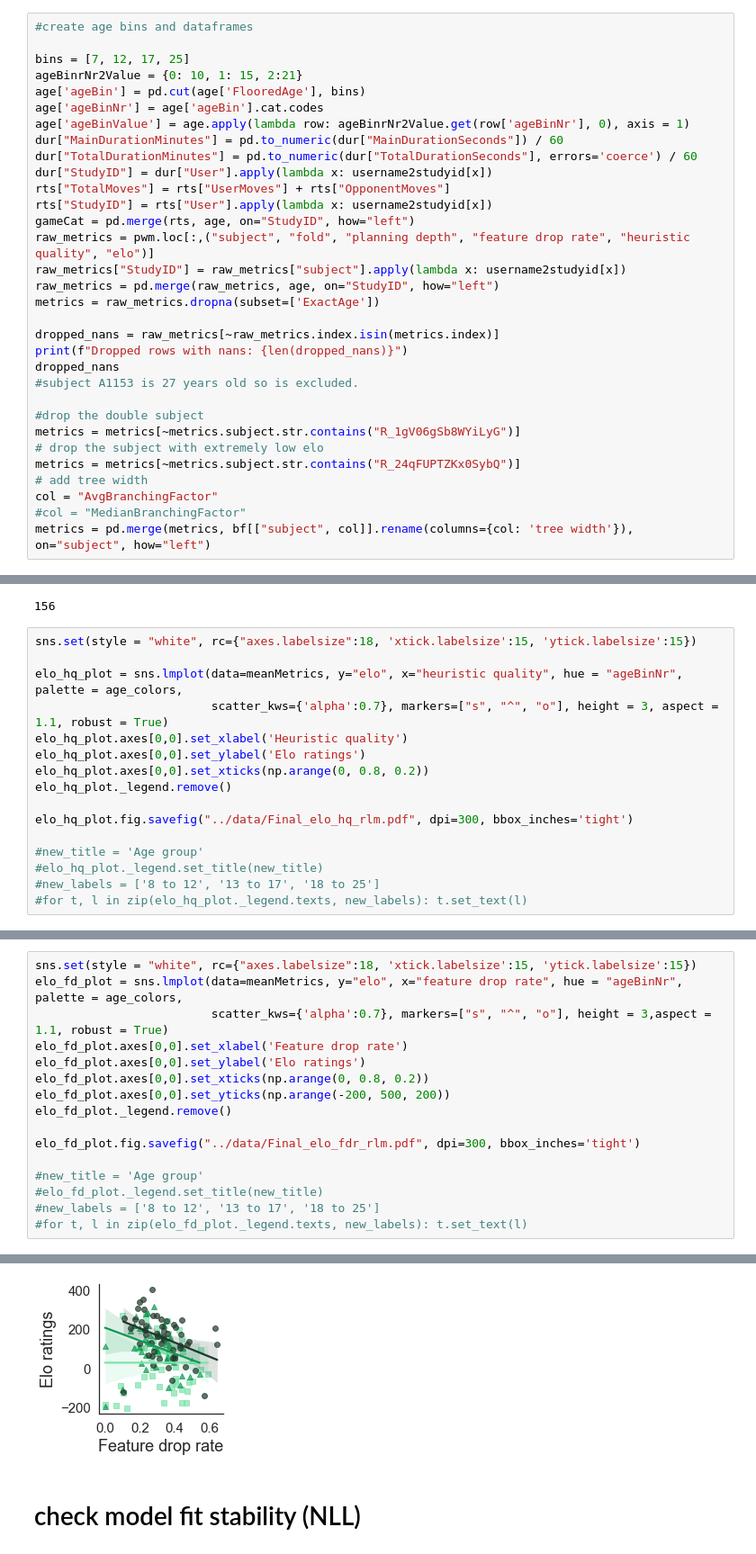
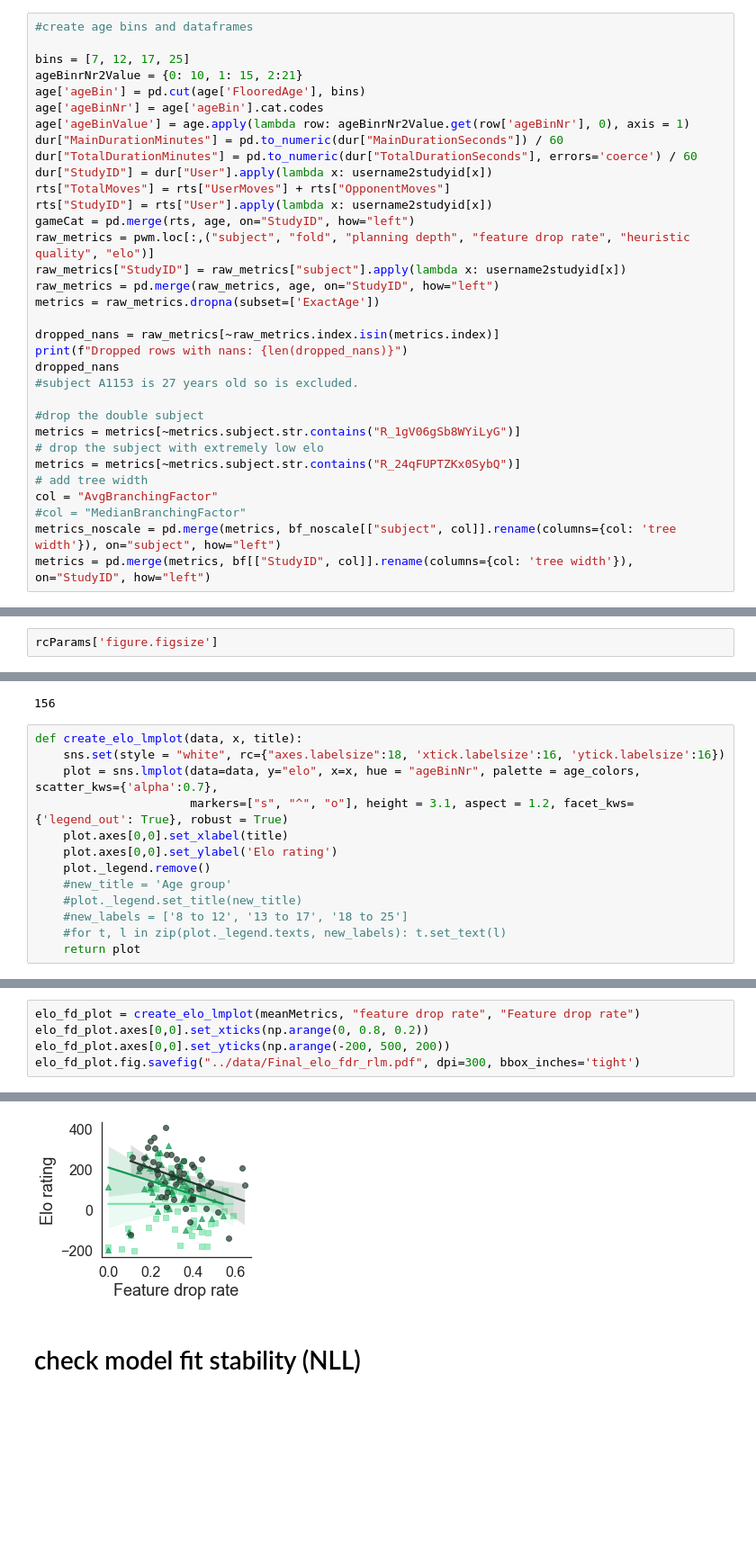
Before and after one commit to ili-ma/fourinarow_analyses, a Jupyter notebook: Analysis notebooks/new/Age Plots.ipynb, the cells around one changed output, grey strips where cells are left out. Shown: that part at 90% size. Saved outputs shown, nothing was run; the diff lists cells and outputs as text; blank space fills up the shorter version.

Commit message:
Update all age plots and add tree width plots

```diff
--- a/Analysis notebooks/new/Age Plots.ipynb
+++ b/Analysis notebooks/new/Age Plots.ipynb
@@ -177,7 +179,8 @@ metrics = metrics[~metrics.subject.str.contains("R_24qFUPTZKx0SybQ")]
 # add tree width
 col = "AvgBranchingFactor"
 #col = "MedianBranchingFactor"
-metrics = pd.merge(metrics, bf[["subject", col]].rename(columns={col: 'tree width'}), on="subject", how="left")
+metrics_noscale = pd.merge(metrics, bf_noscale[["subject", col]].rename(columns={col: 'tree width'}), on="subject", how="left")
+metrics = pd.merge(metrics, bf[["StudyID", col]].rename(columns={col: 'tree width'}), on="StudyID", how="left")
 # %% [output]
 Dropped rows with nans: 5
 # %%
@@ -317,0 +303,2 @@ fdr_plot.get_figure().savefig("../data/Final_fdr_plot_scatter_M_CI.pdf", dpi=300
+# %%
+rcParams['figure.figsize']
@@ -664,18 +671,15 @@ len(meanMetrics.index)
 # %% [output]
 156
 # %%
-sns.set(style = "white", rc={"axes.labelsize":18, 'xtick.labelsize':15, 'ytick.labelsize':15})
-
-elo_hq_plot = sns.lmplot(data=meanMetrics, y="elo", x="heuristic quality", hue = "ageBinNr", palette = age_colors,
-                         scatter_kws={'alpha':0.7}, markers=["s", "^", "o"], height = 3, aspect = 1.1, robust = True)
-elo_hq_plot.axes[0,0].set_xlabel('Heuristic quality')
-elo_hq_plot.axes[0,0].set_ylabel('Elo ratings')
-elo_hq_plot.axes[0,0].set_xticks(np.arange(0, 0.8, 0.2))
-elo_hq_plot._legend.remove()
-
-elo_hq_plot.fig.savefig("../data/Final_elo_hq_rlm.pdf", dpi=300, bbox_inches='tight')
-
-#new_title = 'Age group'
-#elo_hq_plot._legend.set_title(new_title)
-#new_labels = ['8 to 12', '13 to 17', '18 to 25']
-#for t, l in zip(elo_hq_plot._legend.texts, new_labels): t.set_text(l)
+def create_elo_lmplot(data, x, title):
+    sns.set(style = "white", rc={"axes.labelsize":18, 'xtick.labelsize':16, 'ytick.labelsize':16})
+    plot = sns.lmplot(data=data, y="elo", x=x, hue = "ageBinNr", palette = age_colors, scatter_kws={'alpha':0.7},
+                      markers=["s", "^", "o"], height = 3.1, aspect = 1.2, facet_kws={'legend_out': True}, robust = True)
+    plot.axes[0,0].set_xlabel(title)
+    plot.axes[0,0].set_ylabel('Elo rating')
+    plot._legend.remove()
+    #new_title = 'Age group'
+    #plot._legend.set_title(new_title)
+    #new_labels = ['8 to 12', '13 to 17', '18 to 25']
+    #for t, l in zip(plot._legend.texts, new_labels): t.set_text(l)
+    return plot
@@ -700,17 +707,6 @@ elo_pd_plot.fig.savefig("../data/Final_elo_pd_rlm.pdf", dpi=300, bbox_inches='ti
 # %%
-sns.set(style = "white", rc={"axes.labelsize":18, 'xtick.labelsize':15, 'ytick.labelsize':15})
-elo_fd_plot = sns.lmplot(data=meanMetrics, y="elo", x="feature drop rate", hue = "ageBinNr", palette = age_colors,
-                         scatter_kws={'alpha':0.7}, markers=["s", "^", "o"], height = 3,aspect = 1.1, robust = True)
-elo_fd_plot.axes[0,0].set_xlabel('Feature drop rate')
-elo_fd_plot.axes[0,0].set_ylabel('Elo ratings')
+elo_fd_plot = create_elo_lmplot(meanMetrics, "feature drop rate", "Feature drop rate")
 elo_fd_plot.axes[0,0].set_xticks(np.arange(0, 0.8, 0.2))
 elo_fd_plot.axes[0,0].set_yticks(np.arange(-200, 500, 200))
-elo_fd_plot._legend.remove()
-
 elo_fd_plot.fig.savefig("../data/Final_elo_fdr_rlm.pdf", dpi=300, bbox_inches='tight')
-
-#new_title = 'Age group'
-#elo_fd_plot._legend.set_title(new_title)
-#new_labels = ['8 to 12', '13 to 17', '18 to 25']
-#for t, l in zip(elo_fd_plot._legend.texts, new_labels): t.set_text(l)
 # %% [output]
@@ -717,4 +714,4 @@ elo_fd_plot.fig.savefig("../data/Final_elo_fdr_rlm.pdf", dpi=300, bbox_inches='t
-[figure, old version]
+[figure, new version]
 # %% [markdown]
 # check model fit stability (NLL)
 # %%
```
Also changed, not shown: parts of 35 cells of this notebook, 18 other files.
